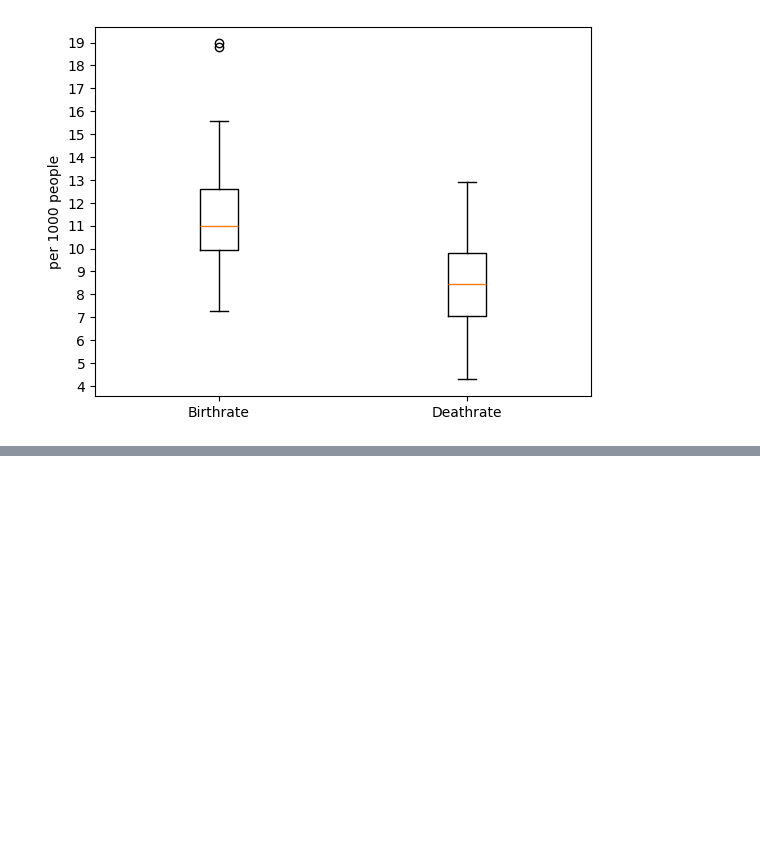
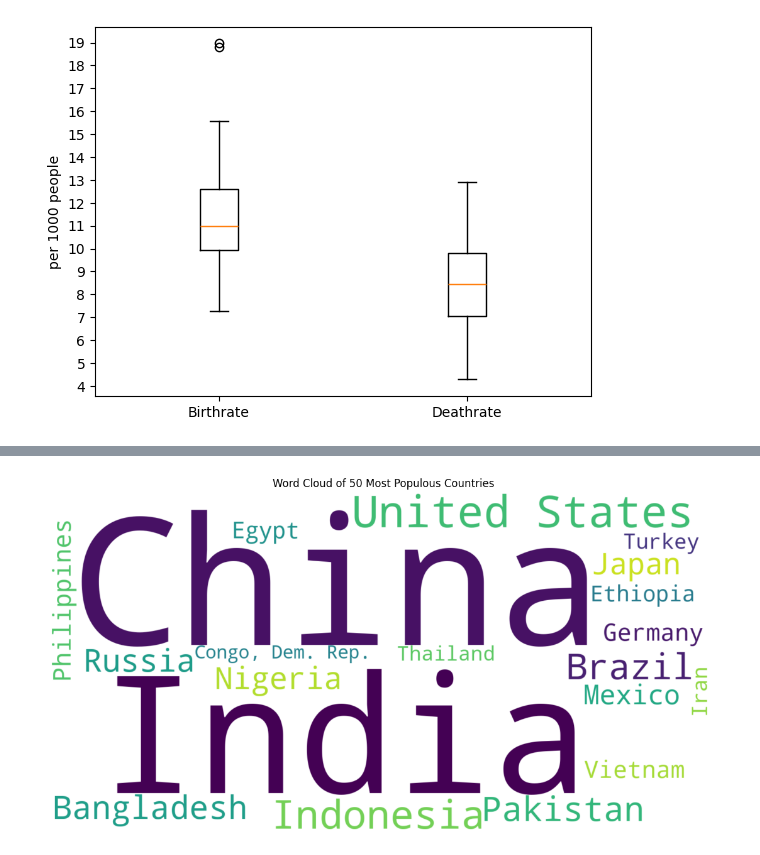
Before and after one commit to SepidehAlassi/digital_writing, a Jupyter notebook: content/pandas.ipynb, the cells around one changed output, grey strips where cells are left out. Saved outputs shown, nothing was run; the diff lists cells and outputs as text; code cells hidden in the pictures; blank space fills up the shorter version.

Commit message:
add wordcloud example to pandas result

```diff
--- a/content/pandas.ipynb
+++ b/content/pandas.ipynb
@@ -56,0 +57,18 @@ plt.show()
+# %%
+from wordcloud import WordCloud
+top_50_countries = countries_df.nlargest(50, 'Population')[['Country', 'Population']]
+
+
+country_population_dict = dict(zip(top_50_countries['Country'], top_50_countries['Population']))
+
+wordcloud = WordCloud(width=800, height=400, background_color='white',
+                      colormap='viridis', scale=2).generate_from_frequencies(country_population_dict)
+
+# Plot the word cloud
+plt.figure(figsize=(14, 7))
+plt.imshow(wordcloud, interpolation='bilinear')
+plt.axis('off')
+plt.title('Word Cloud of 50 Most Populous Countries')
+plt.show()
+# %% [output]
+[figure, added]
```
Also changed, not shown: parts of 1 cell of this notebook.
